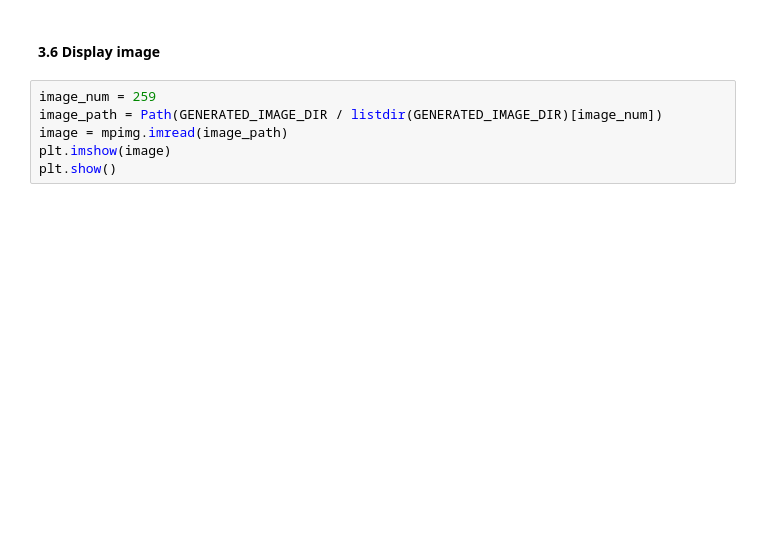
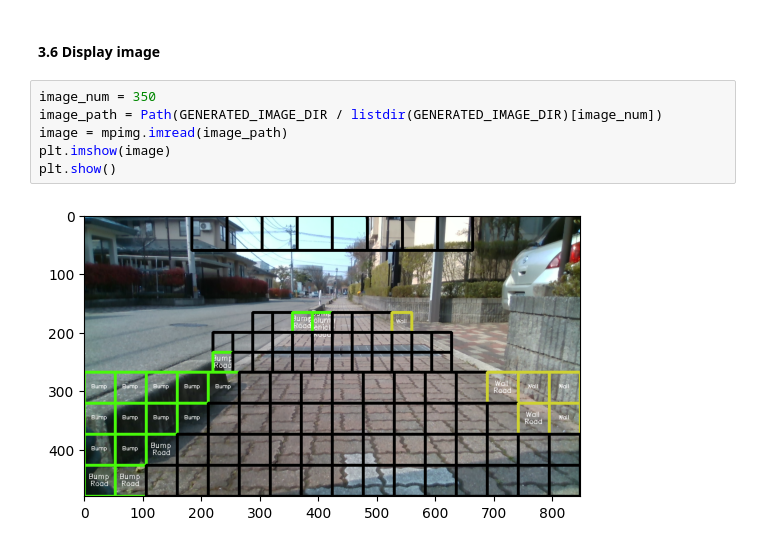
Before and after one commit to KozAAAAA/YOLIC, a Jupyter notebook: yolic.ipynb, the cells around one changed output. Saved outputs shown, nothing was run; the diff lists cells and outputs as text; blank space fills up the shorter version.

```diff
--- a/yolic.ipynb
+++ b/yolic.ipynb
@@ -757,8 +895,10 @@ yolic_test()
 # %% [markdown]
 #### 3.6 Display image
 # %%
-image_num = 259
+image_num = 350
 image_path = Path(GENERATED_IMAGE_DIR / listdir(GENERATED_IMAGE_DIR)[image_num])
 image = mpimg.imread(image_path)
 plt.imshow(image)
 plt.show()
+# %% [output]
+[figure, added]
```
Also changed, not shown: parts of 11 cells of this notebook.
